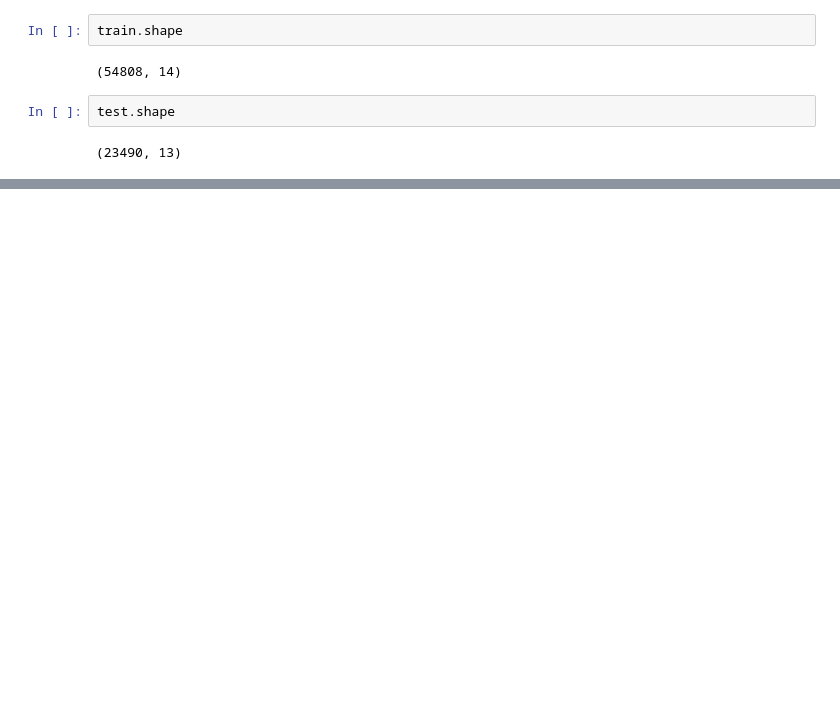
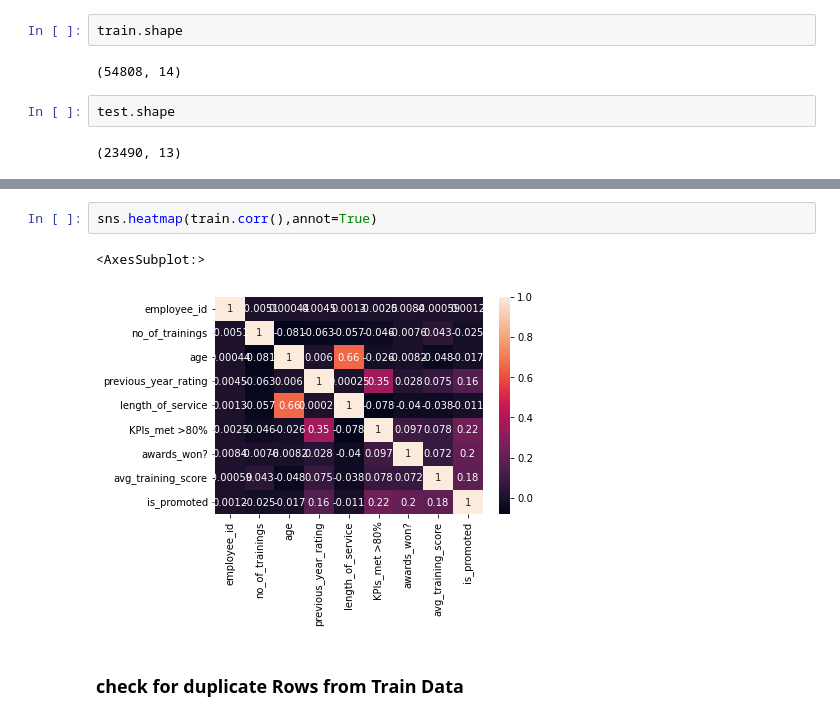
Before and after one commit to AniketBahukhandi/machine-learning-slog-solutions, a Jupyter notebook: assignment/assignment.ipynb, the cells around one changed output, grey strips where cells are left out. Cells and saved outputs as stored; diff of their text form; blank space fills up the shorter version.

```diff
--- a/assignment/assignment.ipynb
+++ b/assignment/assignment.ipynb
@@ -72,0 +102,7 @@ dtype: int64
+# %%
+sns.heatmap(train.corr(),annot=True)
+# %% [output]
+<AxesSubplot:>
+[figure, added]
+# %% [markdown]
+### check for duplicate Rows from Train Data
```
Also changed, not shown: parts of 14 cells of this notebook.
